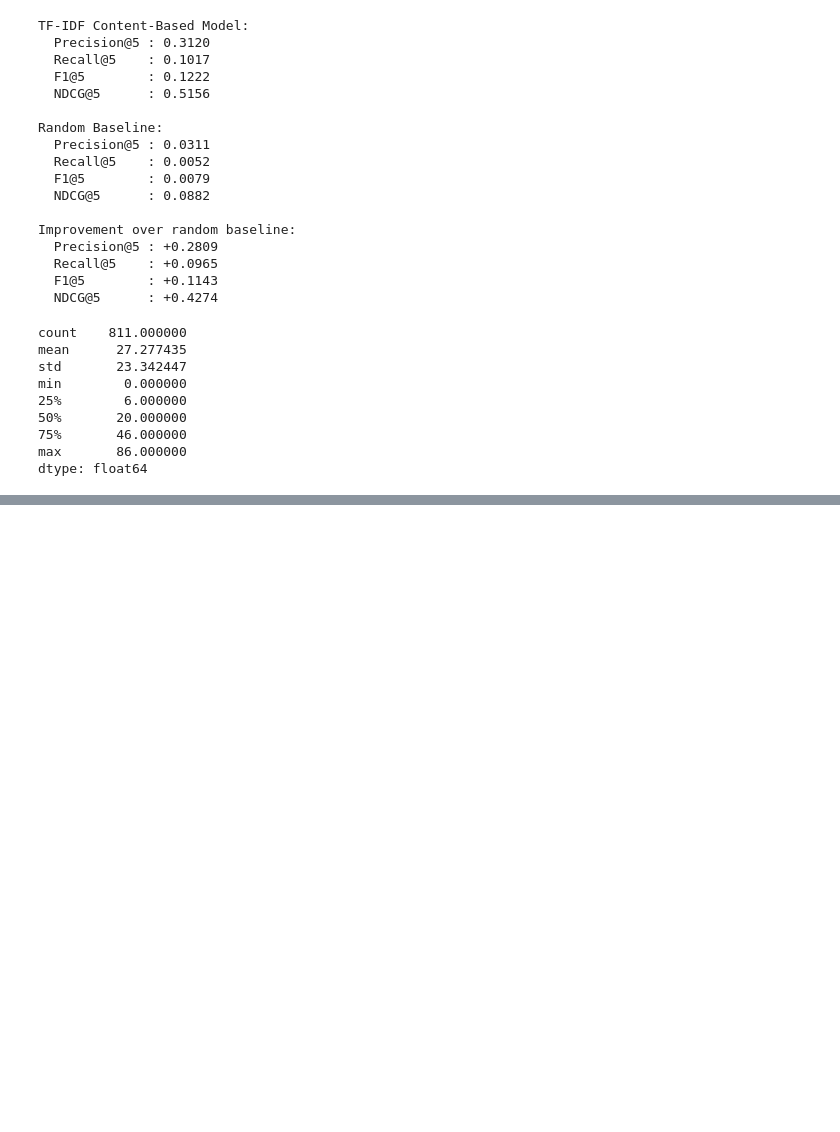
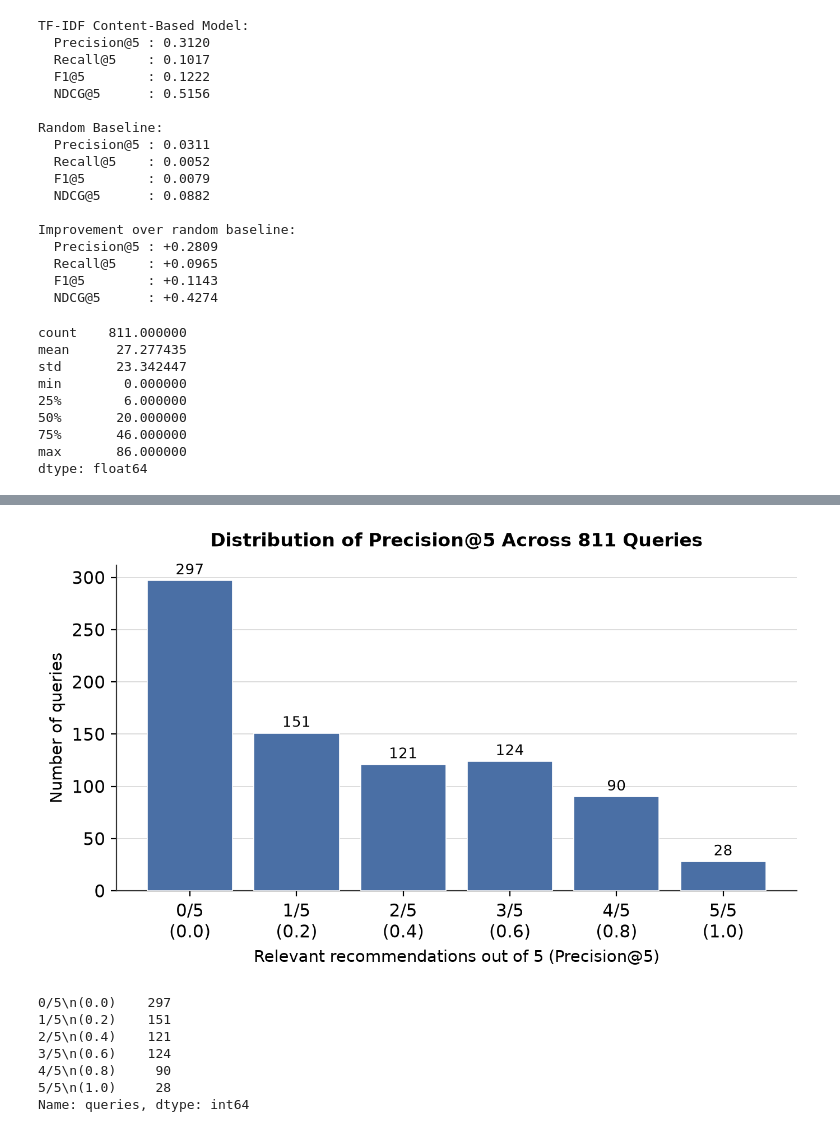
Before and after one commit to pranay-sampang/an-explainable-content-based-recommendation-system-for-homestays, a Jupyter notebook: notebooks/06_evaluation_deployment.ipynb, the cells around one changed output, grey strips where cells are left out. Saved outputs shown, nothing was run; the diff lists cells and outputs as text; code cells hidden in the pictures; blank space fills up the shorter version.

```diff
--- a/notebooks/06_evaluation_deployment.ipynb
+++ b/notebooks/06_evaluation_deployment.ipynb
@@ -467,0 +528,41 @@ dtype: float64
+# %%
+# ==========================================
+# FIGURE: PRECISION@5 DISTRIBUTION
+# ==========================================
+# Precision@5 only takes values in {0, 0.2, 0.4, 0.6, 0.8, 1.0}, since
+# each query returns exactly 5 recommendations, so this is a bar chart
+# of exact counts rather than a continuous histogram.
+
+precision_labels = ["0/5\n(0.0)", "1/5\n(0.2)", "2/5\n(0.4)", "3/5\n(0.6)", "4/5\n(0.8)", "5/5\n(1.0)"]
+precision_counts = [
+    sum(1 for p in precision_scores if round(p, 1) == round(k / 5, 1))
+    for k in range(6)
+]
+
+fig, ax = plt.subplots(figsize=(7, 4.2), dpi=200)
+
+bars = ax.bar(precision_labels, precision_counts, color=BAR_COLOR, edgecolor="white", linewidth=0.6, zorder=3)
+
+for bar, count in zip(bars, precision_counts):
+    ax.text(bar.get_x() + bar.get_width() / 2, count + 6, str(count), ha="center", fontsize=9.5)
+
+ax.set_title("Distribution of Precision@5 Across 811 Queries", fontsize=12, fontweight="bold", pad=12)
+ax.set_xlabel("Relevant recommendations out of 5 (Precision@5)", fontsize=10.5)
+ax.set_ylabel("Number of queries", fontsize=10.5)
+ax.grid(axis="y", color="#dddddd", linewidth=0.7, zorder=0)
+ax.set_axisbelow(True)
+
+fig.tight_layout()
+fig.savefig(os.path.join(FIGURES_DIR, "precision_at_5_distribution.png"), facecolor="white")
+plt.show()
+
+print(pd.Series(precision_counts, index=precision_labels, name="queries"))
+# %% [output]
+[figure, added]
+0/5\n(0.0)    297
+1/5\n(0.2)    151
+2/5\n(0.4)    121
+3/5\n(0.6)    124
+4/5\n(0.8)     90
+5/5\n(1.0)     28
+Name: queries, dtype: int64
```
Also changed, not shown: parts of 10 cells of this notebook, 11 other files.
